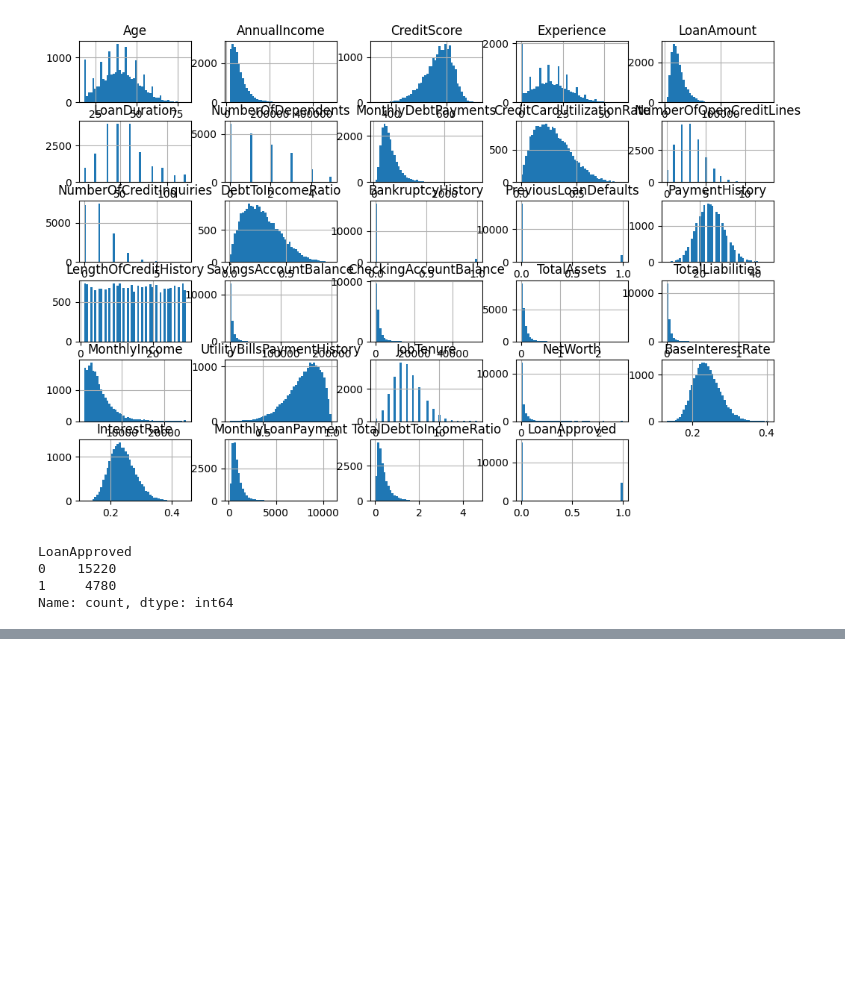
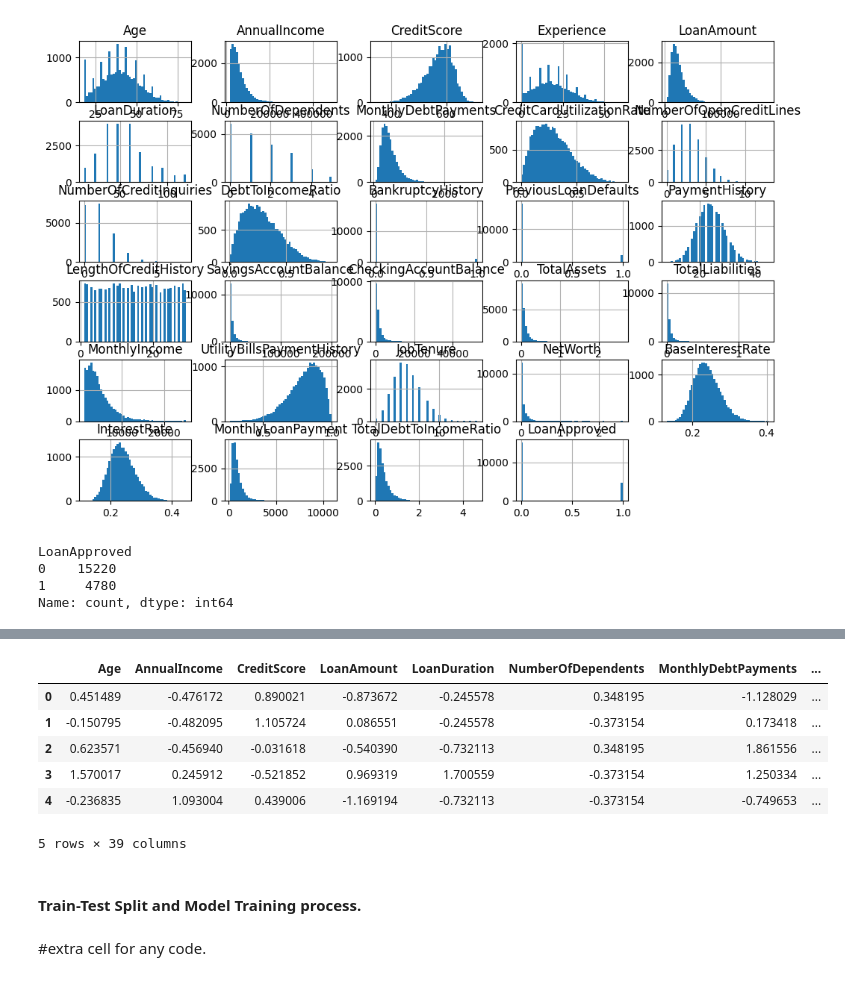
Before and after one commit to PavanKumar181098/CreditRiskClassification, a Jupyter notebook: CreditRiskClassification_notebook.ipynb, the cells around one changed output, grey strips where cells are left out. Drawn from its saved outputs; the diff is of its cells as text; code cells hidden in the pictures; blank space fills up the shorter version.

```diff
--- a/CreditRiskClassification_notebook.ipynb
+++ b/CreditRiskClassification_notebook.ipynb
@@ -162,0 +433,4 @@ plt.show()
+# %%
+#one hot encoding the categorical features
+df_scaled_encoded = pd.get_dummies(df_scaled, dtype= int, drop_first = True) # drop_first = True removes redundancy
+print(df_scaled_encoded)
@@ -162,0 +455,12 @@ plt.show()
+# %%
+df_scaled_encoded.head()
+# %% [output]
+|  | Age | AnnualIncome | CreditScore | LoanAmount | LoanDuration | NumberOfDependents | MonthlyDebtPayments | ... |
+| 0 | 0.451489 | -0.476172 | 0.890021 | -0.873672 | -0.245578 | 0.348195 | -1.128029 | ... |
+| 1 | -0.150795 | -0.482095 | 1.105724 | 0.086551 | -0.245578 | -0.373154 | 0.173418 | ... |
+| 2 | 0.623571 | -0.456940 | -0.031618 | -0.540390 | -0.732113 | 0.348195 | 1.861556 | ... |
+| 3 | 1.570017 | 0.245912 | -0.521852 | 0.969319 | 1.700559 | -0.373154 | 1.250334 | ... |
+| 4 | -0.236835 | 1.093004 | 0.439006 | -1.169194 | -0.732113 | -0.373154 | -0.749653 | ... |
+5 rows × 39 columns
+# %% [markdown]
+#### Train-Test Split and Model Training process.
@@ -162,0 +476,2 @@ plt.show()
+# %% [markdown]
+#extra cell for any code.
```
Also changed, not shown: parts of 29 cells of this notebook.
